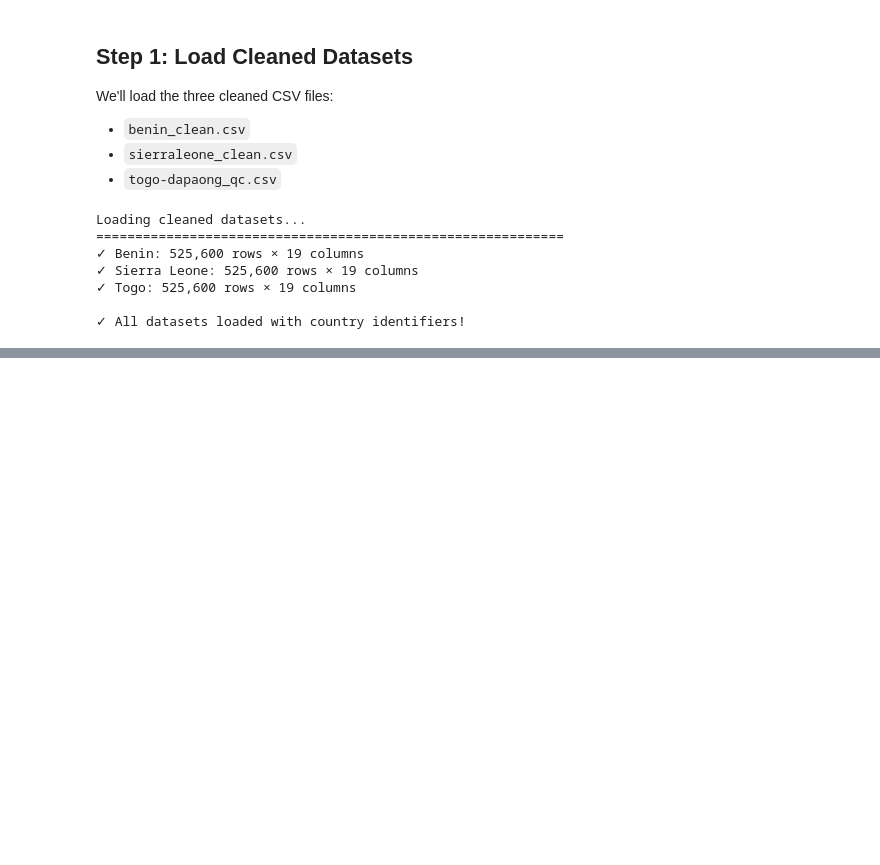
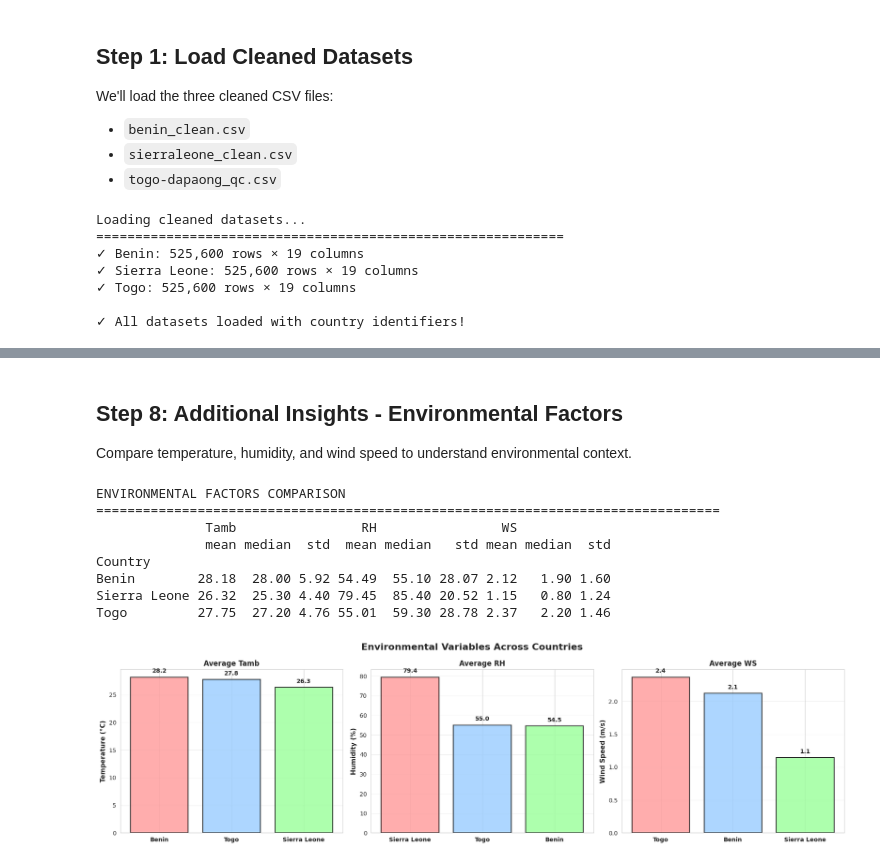
Before and after one commit to Zufan-Hadgu/solar-challenge-week0, a Jupyter notebook: notebooks/compare_countries.ipynb, the cells around one changed output, grey strips where cells are left out. Saved outputs shown, nothing was run; the diff lists cells and outputs as text; code cells hidden in the pictures; blank space fills up the shorter version.

```diff
--- a/notebooks/compare_countries.ipynb
+++ b/notebooks/compare_countries.ipynb
@@ -66,0 +394,51 @@ Loading cleaned datasets...
+# %% [markdown]
+## Step 8: Additional Insights - Environmental Factors
+
+Compare temperature, humidity, and wind speed to understand environmental context.
+# %%
+# Environmental variables comparison
+env_vars = ['Tamb', 'RH', 'WS']
+env_summary = combined.groupby('Country')[env_vars].agg(['mean', 'median', 'std'])
+
+print("ENVIRONMENTAL FACTORS COMPARISON")
+print("="*80)
+print(env_summary.round(2))
+
+# Visualization
+fig, axes = plt.subplots(1, 3, figsize=(18, 5))
+fig.suptitle('Environmental Variables Across Countries', fontsize=16, fontweight='bold')
+
+var_names = {'Tamb': 'Temperature (°C)', 'RH': 'Humidity (%)', 'WS': 'Wind Speed (m/s)'}
+colors_env = ['#FF9999', '#99CCFF', '#99FF99']
+
+for idx, var in enumerate(env_vars):
+    ax = axes[idx]
+
+    country_avg = combined.groupby('Country')[var].mean().sort_values(ascending=False)
+
+    bars = ax.bar(range(len(country_avg)), country_avg.values,
+                   color=colors_env, alpha=0.8, edgecolor='black', linewidth=1.5)
+
+    # Add values
+    for i, (bar, val) in enumerate(zip(bars, country_avg.values)):
+        ax.text(bar.get_x() + bar.get_width()/2, val + max(country_avg.values)*0.02,
+                f'{val:.1f}', ha='center', va='bottom', fontweight='bold')
+
+    ax.set_xticks(range(len(country_avg)))
+    ax.set_xticklabels(country_avg.index, fontweight='bold')
+    ax.set_ylabel(var_names[var], fontsize=11, fontweight='bold')
+    ax.set_title(f'Average {var}', fontsize=12, fontweight='bold')
+    ax.grid(True, alpha=0.3, axis='y')
+
+plt.tight_layout()
+plt.show()
+# %% [output]
+ENVIRONMENTAL FACTORS COMPARISON
+================================================================================
+              Tamb                RH                WS
+              mean median  std  mean median   std mean median  std
+Country
+Benin        28.18  28.00 5.92 54.49  55.10 28.07 2.12   1.90 1.60
+Sierra Leone 26.32  25.30 4.40 79.45  85.40 20.52 1.15   0.80 1.24
+Togo         27.75  27.20 4.76 55.01  59.30 28.78 2.37   2.20 1.46
+[figure, added]
```
Also changed, not shown: parts of 14 cells of this notebook.
